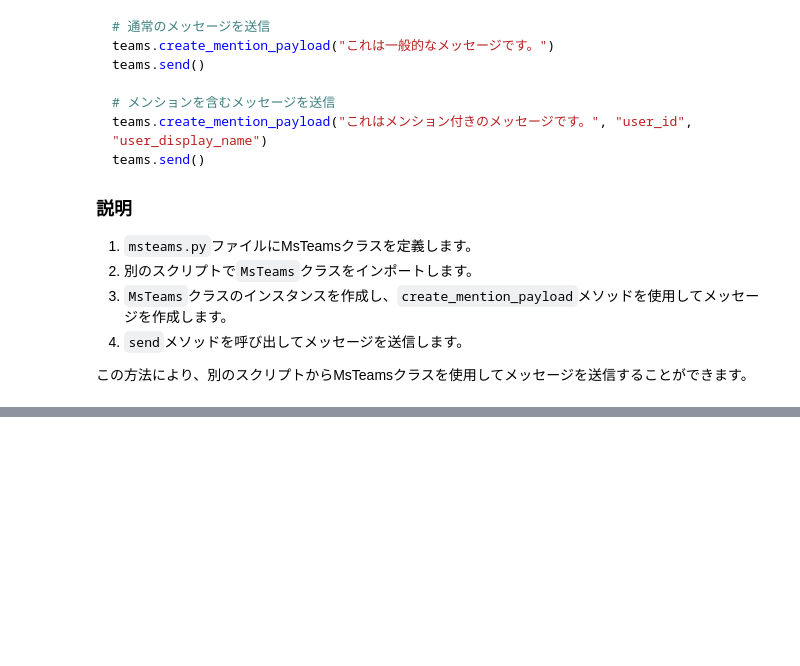
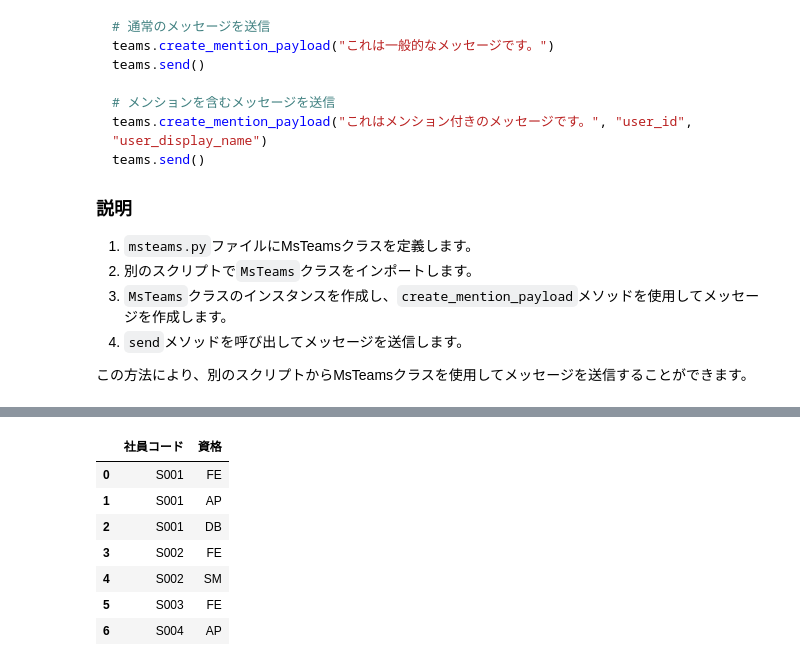
Before and after one commit to phonon-py/DatabaseSpecialistStudy, a Jupyter notebook: main.v3.ipynb, the cells around one changed output, grey strips where cells are left out. Saved outputs shown, nothing was run; the diff lists cells and outputs as text; code cells hidden in the pictures; blank space fills up the shorter version.

```diff
--- a/main.v3.ipynb
+++ b/main.v3.ipynb
@@ -2069,0 +2253,11 @@ teams.send()
+# %%
+normalized_df
+# %% [output]
+|  | 社員コード | 資格 |
+| 0 | S001 | FE |
+| 1 | S001 | AP |
+| 2 | S001 | DB |
+| 3 | S002 | FE |
+| 4 | S002 | SM |
+| 5 | S003 | FE |
+| 6 | S004 | AP |
```
Also changed, not shown: parts of 7 cells of this notebook.
